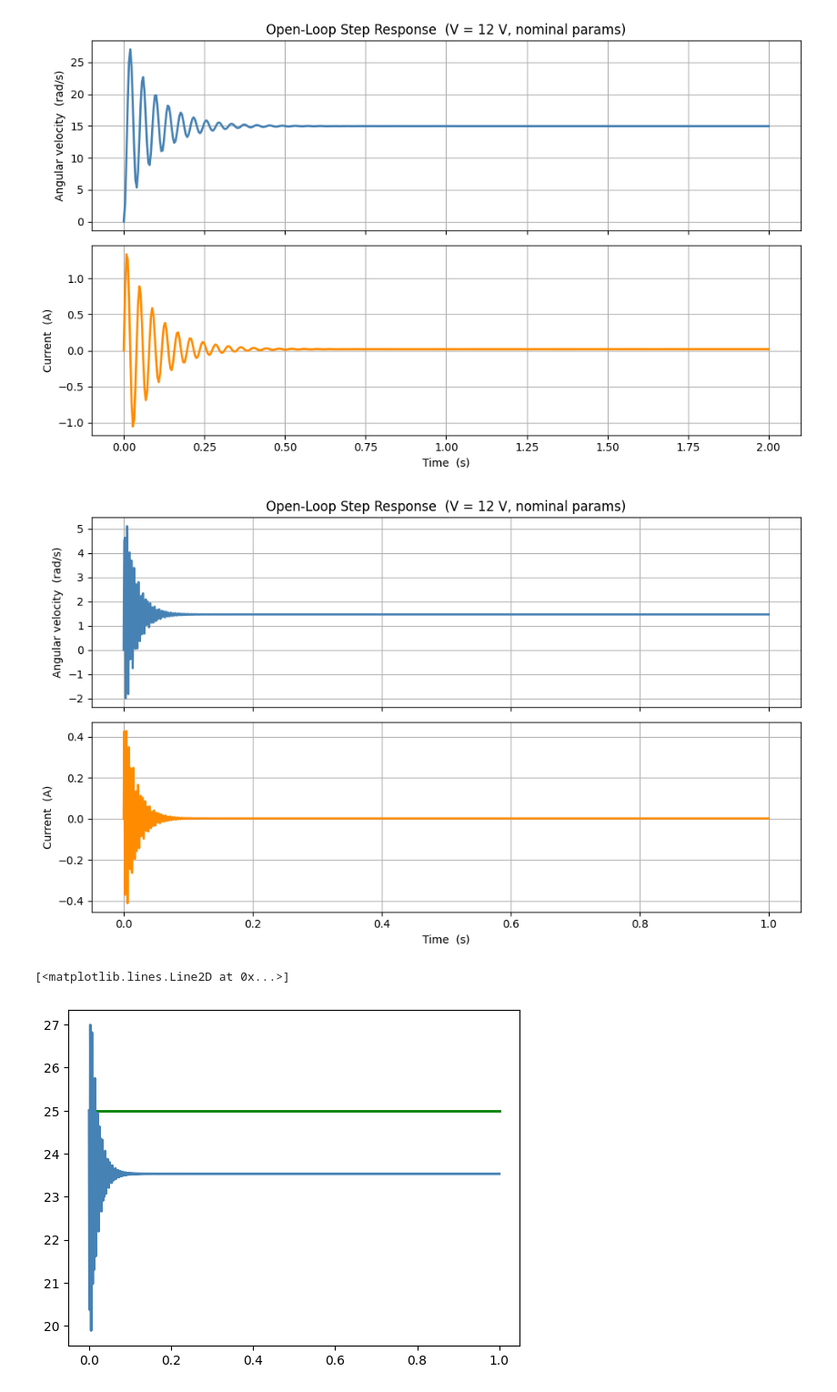
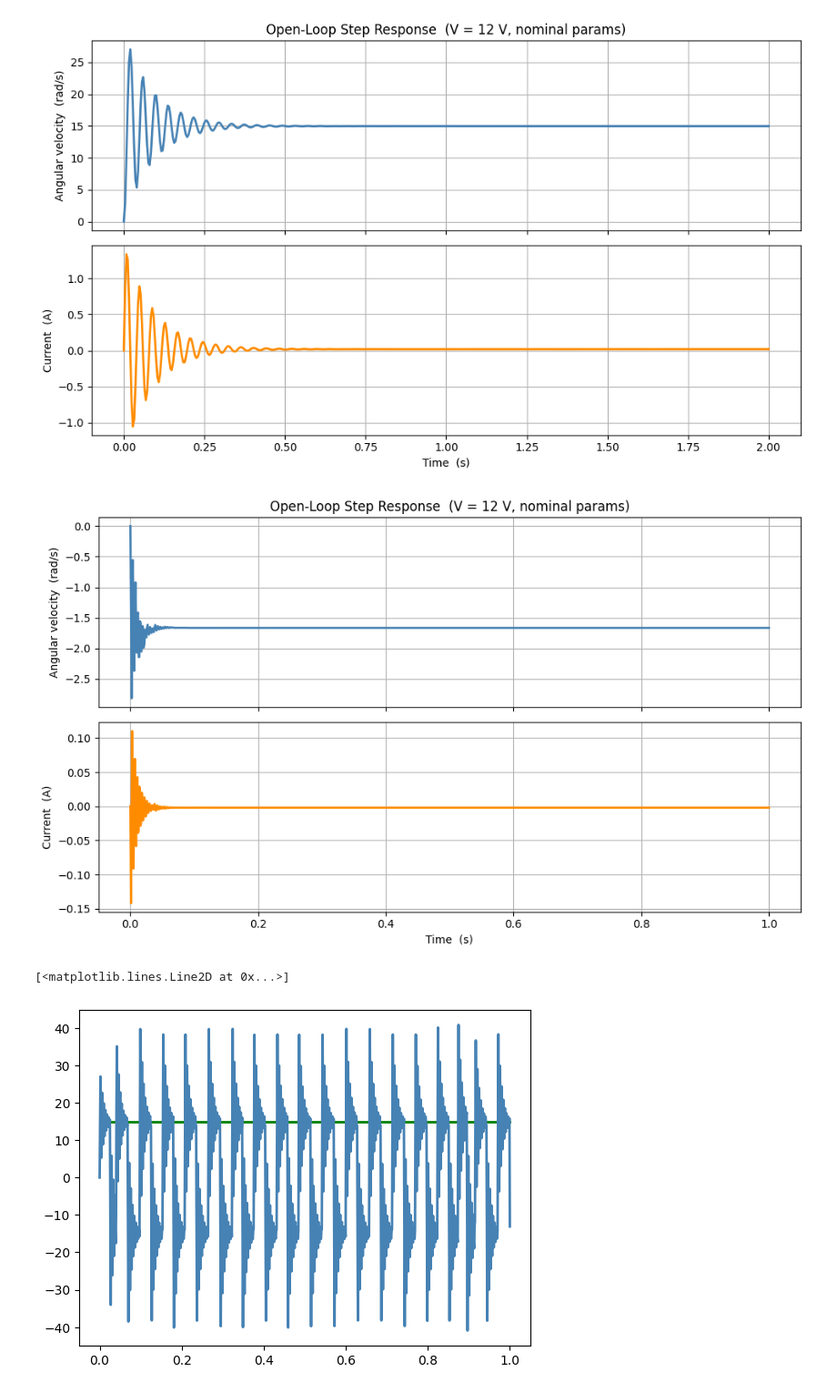
Before and after one commit to richieaneks/Richard-Chidubem-Aniekwe, a Jupyter notebook: main.ipynb, the cells around one changed output. Shown at 91% size. Cells and saved outputs as stored; diff of their text form; code cells hidden in the pictures.

```diff
--- a/main.ipynb
+++ b/main.ipynb
@@ -44,13 +53,15 @@ plt.tight_layout()
 # %%
 state = [0.0, 0.0]
 dt = 0.01
-target = 25
+target = 15
 load_torque = 0.0
 V = 0.0
 log = []
 max_steps = 1000
-Kp=0.05
-Kd=0.001 # Derivative gain
+Kp=10
+Kd=0.01 # Derivative gain
+Ki = 0.0001
+pid_drive = PID(Kp, Ki, Kd)
 prev_error = 0.0 # Initialize previous error
 t0, tf = 0, dt
 for _ in range(max_steps):
@@ -59,7 +70,7 @@ for _ in range(max_steps):
     error = target - omega
     d_error = (error - prev_error) / dt # Calculate derivative of error
 
-    ctrl = Kp * error + Kd * d_error # PD
+    ctrl = pid_drive(-error) #Kp * error + Kd * d_error # PD
     V = float(np.clip(ctrl, -12.0, 12.0))
 
     sol = solve_ivp(
@@ -67,8 +78,8 @@ for _ in range(max_steps):
             args=(V, load_torque, NOMINAL_PARAMS),
             dense_output=False)
     state=sol.y[:,-1]
-    t0 = tf
-    tf += dt
+    #t0 = tf
+    #tf += dt
     log.append([omega, current, error])
     prev_error = error # Update previous error for the next iteration
 log = np.array(log)
@@ -86,10 +97,10 @@ axes[1].grid(True)
 
 plt.tight_layout()
 # %% [output]
-[figure, old version]
+[figure, new version]
 # %%
 plt.plot(np.linspace(0, 1, max_steps), [target]*max_steps, color='green', linewidth=2)
-plt.plot(np.linspace(0, 1, max_steps), log[:,2], color='steelblue', linewidth=2)
+plt.plot(np.linspace(0, 1, max_steps), log[:,0], color='steelblue', linewidth=2)
 # %% [output]
 [<matplotlib.lines.Line2D at 0x...>]
-[figure, old version]
+[figure, new version]
```
Also changed, not shown: parts of 2 cells of this notebook.
